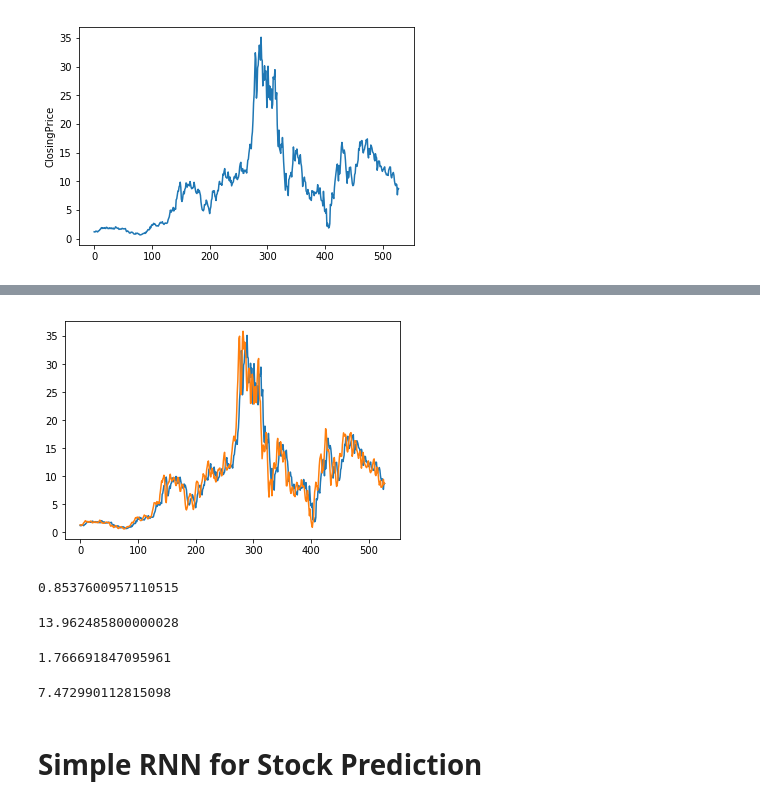
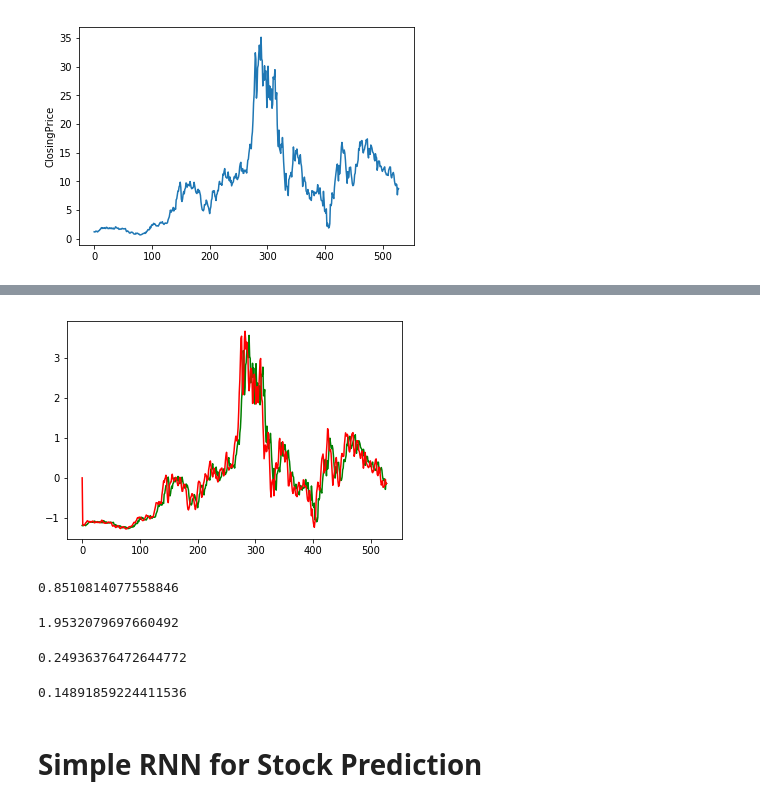
Before and after one commit to A-Gulati/Time_Series, a Jupyter notebook: notebooks/Linear Regression vs Simple RNN for Time Series Prediction.ipynb, the cells around one changed output, grey strips where cells are left out. Saved outputs shown, nothing was run; the diff lists cells and outputs as text; code cells hidden in the pictures.

Commit message:
added standard normalizer

```diff
--- a/notebooks/Linear Regression vs Simple RNN for Time Series Prediction.ipynb
+++ b/notebooks/Linear Regression vs Simple RNN for Time Series Prediction.ipynb
@@ -25,3 +26,8 @@ sns.lineplot(x=df.index,y=df['ClosingPrice'])
 # %% [output]
 <matplotlib.axes._subplots.AxesSubplot at 0x...>
 [figure]
+# %%
+#standard normalizeing the data
+scaler = StandardScaler()
+df['ClosingPrice'] = scaler.fit_transform(df[['ClosingPrice']])
+sns.lineplot(x=df.index,y=df['ClosingPrice']) #a look at the values we're attempting to predict
@@ -28,10 +37,10 @@ sns.lineplot(x=df.index,y=df['ClosingPrice'])
 # %%
 #rolling window of 5 data points
 size=5
-windows = [df[i:i+size] for i in range(0,df.shape[0],1)]
+windows = [df[i:i+size] for i in range(1,df.shape[0],1)]
 # %%
 ln = LinearRegression()
-predictions = []
+predictions = [0]
 for i in windows:
     #given a window of points, generate xtrain and ytrain
     ytrain = i.ix[:,0].tolist()
@@ -45,25 +54,26 @@ for i in windows:
     ln.fit(xtrain,ytrain)
     predictions.append(ln.predict(xpred))
 # %%
-plt.plot(df.index,df['ClosingPrice'],df.index,predictions)
+plt.plot(df.index,df['ClosingPrice'],c = 'green') #green line --> actual value
+plt.plot(df.index,predictions, c = 'red') #red line --> prediction
 plt.show()
 # %% [output]
-[figure, old version]
+[figure, new version]
 # %%
 r2_score(df['ClosingPrice'],predictions)
 # %% [output]
-0.8537600957110515
+0.8510814077558846
 # %%
 max_error(df['ClosingPrice'],predictions)
 # %% [output]
-13.962485800000028
+1.9532079697660492
 # %%
 mean_absolute_error(df['ClosingPrice'],predictions)
 # %% [output]
-1.766691847095961
+0.24936376472644772
 # %%
 mean_squared_error(df['ClosingPrice'],predictions)
 # %% [output]
-7.472990112815098
+0.14891859224411536
 # %% [markdown]
 # Simple RNN for Stock Prediction
```
Also changed, not shown: parts of 3 cells of this notebook.
